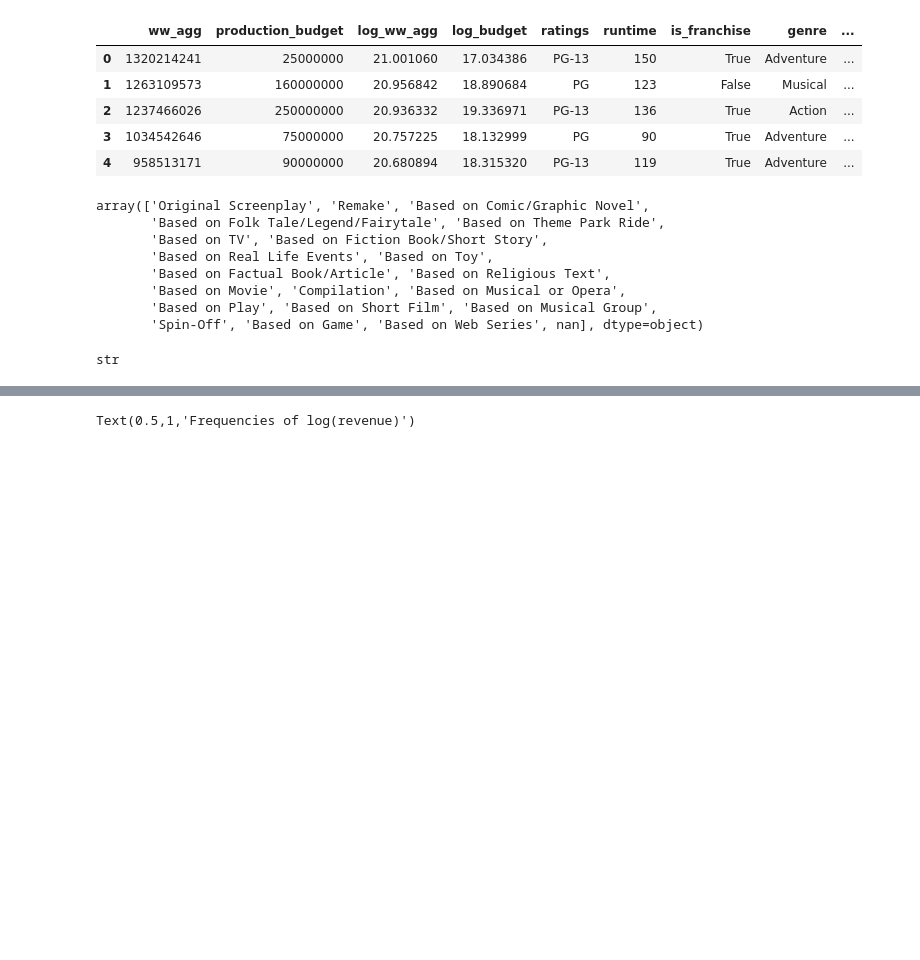
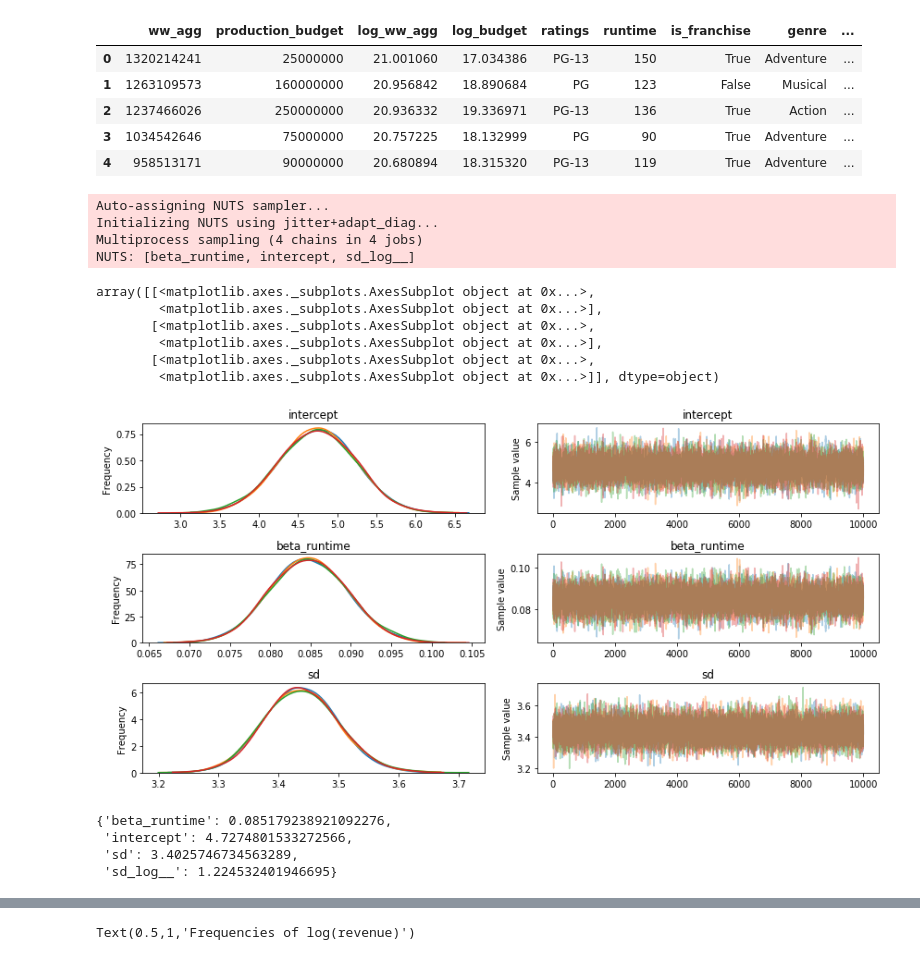
Before and after one commit to Rmloong/movie-revenue-predictor, a Jupyter notebook: EDA.ipynb, the cells around one changed output, grey strips where cells are left out. Saved outputs shown, nothing was run; the diff lists cells and outputs as text; code cells hidden in the pictures; blank space fills up the shorter version.

Commit message:
added basic mc models to EDA notebook

```diff
--- a/EDA.ipynb
+++ b/EDA.ipynb
@@ -723,18 +723,3 @@ df_ready_for_model.head()
 | 2 | 1237466026 | 250000000 | 20.936332 | 19.336971 | PG-13 | 136 | True | Action | ... |
 | 3 | 1034542646 | 75000000 | 20.757225 | 18.132999 | PG | 90 | True | Adventure | ... |
 | 4 | 958513171 | 90000000 | 20.680894 | 18.315320 | PG-13 | 119 | True | Adventure | ... |
-# %%
-df_ready_for_model['source'].unique()
-# %% [output]
-array(['Original Screenplay', 'Remake', 'Based on Comic/Graphic Novel',
-       'Based on Folk Tale/Legend/Fairytale', 'Based on Theme Park Ride',
-       'Based on TV', 'Based on Fiction Book/Short Story',
-       'Based on Real Life Events', 'Based on Toy',
-       'Based on Factual Book/Article', 'Based on Religious Text',
-       'Based on Movie', 'Compilation', 'Based on Musical or Opera',
-       'Based on Play', 'Based on Short Film', 'Based on Musical Group',
-       'Spin-Off', 'Based on Game', 'Based on Web Series', nan], dtype=object)
-# %%
-type(df_ready_for_model['year'][0])
-# %% [output]
-str
@@ -740,0 +728,31 @@ str
+# %%
+with pm.Model() as model:
+    sd = pm.HalfNormal('sd', 100)
+    intercept = pm.Normal('intercept', 0, 100)
+    beta_runtime = pm.Normal('beta_runtime', 0, 100)
+    observed = pm.Normal('observed', intercept + beta_runtime * df_ready_for_model.runtime, sd, observed=df_ready_for_model.log_ww_agg)
+# %%
+with model:
+    trace = pm.sample(10000, tune = 1000)
+# %% [output]
+Auto-assigning NUTS sampler...
+Initializing NUTS using jitter+adapt_diag...
+Multiprocess sampling (4 chains in 4 jobs)
+NUTS: [beta_runtime, intercept, sd_log__]
+# %%
+pm.traceplot(trace)
+# %% [output]
+array([[<matplotlib.axes._subplots.AxesSubplot object at 0x...>,
+        <matplotlib.axes._subplots.AxesSubplot object at 0x...>],
+       [<matplotlib.axes._subplots.AxesSubplot object at 0x...>,
+        <matplotlib.axes._subplots.AxesSubplot object at 0x...>],
+       [<matplotlib.axes._subplots.AxesSubplot object at 0x...>,
+        <matplotlib.axes._subplots.AxesSubplot object at 0x...>]], dtype=object)
+[figure, added]
+# %%
+trace[0]
+# %% [output]
+{'beta_runtime': 0.085179238921092276,
+ 'intercept': 4.7274801533272566,
+ 'sd': 3.4025746734563289,
+ 'sd_log__': 1.224532401946695}
```
Also changed, not shown: parts of 20 cells of this notebook, 1 other file.
